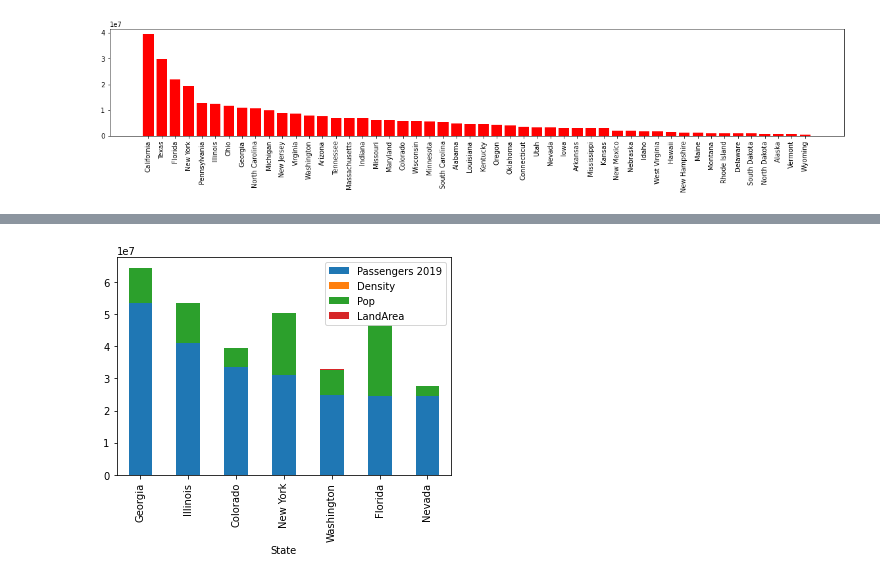
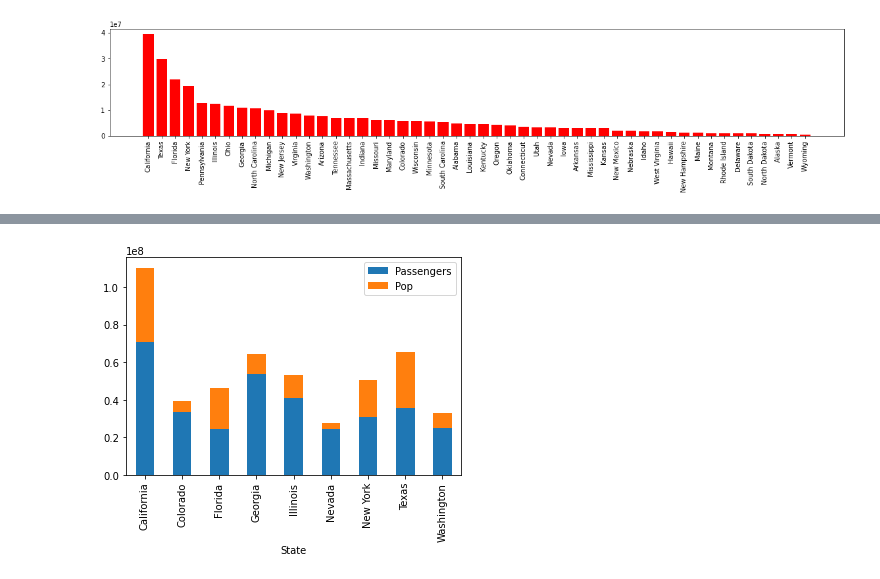
Before and after one commit to chadmilburn/COVID, a Jupyter notebook: Airports Project.ipynb, the cells around one changed output, grey strips where cells are left out. Drawn from its saved outputs; the diff is of its cells as text; code cells hidden in the pictures.

```diff
--- a/Airports Project.ipynb
+++ b/Airports Project.ipynb
@@ -62,15 +61,27 @@ Airports.head(15)
 | 13 | Houston, TX (George Bush Intercon... | NaN | IAH | 14.0 | 21,906,246 |
 | 14 | Miami, FL (Miami International) | NaN | MIA | 15.0 | 21,451,522 |
 # %%
+#dropping NAs
 clean_airports = Airports.dropna(inplace=True)
 
+#setting index as State
 clean_airports = Airports.set_index("State")
 
-clean_airports = pd.DataFrame(clean_airports['Passengers 2019'])
+#making dataframe
+clean_airports = pd.DataFrame(clean_airports['Passengers'])
 
+#reseting index
 clean_airports = clean_airports.reset_index()
-clean_airports['Passengers 2019'] = clean_airports['Passengers 2019'].str.replace(',','')
-clean_airports['Passengers 2019'] = clean_airports['Passengers 2019'].fillna(0)
-clean_airports['Passengers 2019'] = clean_airports['Passengers 2019'].astype(int)
+
+#removing ','
+clean_airports['Passengers'] = clean_airports['Passengers'].str.replace(',','')
+
+#filling NAs with 0
+clean_airports['Passengers'] = clean_airports['Passengers'].fillna(0)
+
+#making Passengers an integer
+clean_airports['Passengers'] = clean_airports['Passengers'].astype(int)
+
+#Show output
 clean_airports.head(10)
 # %% [output]
@@ -236,0 +258,12 @@ merge_data_df.head(7)
+# %%
+#adding the sum of states that have mulitples
+clean_airports = clean_airports.groupby("State").sum()
+
+#reseting the index
+clean_airports = clean_airports.reset_index()
+
+#keeping only the spaced between the words of the states
+clean_airports["State"]=clean_airports["State"].str.replace(" $", "")
+
+#Show output
+clean_airports
@@ -236,0 +281,9 @@ merge_data_df.head(7)
+# %%
+#combine the data into a single dataset
+merge_data_df2 = pd.merge(clean_airports, clean_population, how="inner", on="State")
+
+#dropping columns and keeping the original df as it was
+merge_data_df2.drop(columns=["Density", "LandArea"], inplace=True)
+
+#showing output
+merge_data_df2.head(10)
@@ -237,4 +301,5 @@ merge_data_df.head(7)
 # %%
-ax = merge_data_df.plot.bar(x='State', stacked=True)
+#seting and showing bar plot
+ax = merge_data_df2.plot.bar(x='State', stacked=True)
 # %% [output]
-[figure, old version]
+[figure, new version]
```
Also changed, not shown: parts of 19 cells of this notebook.
